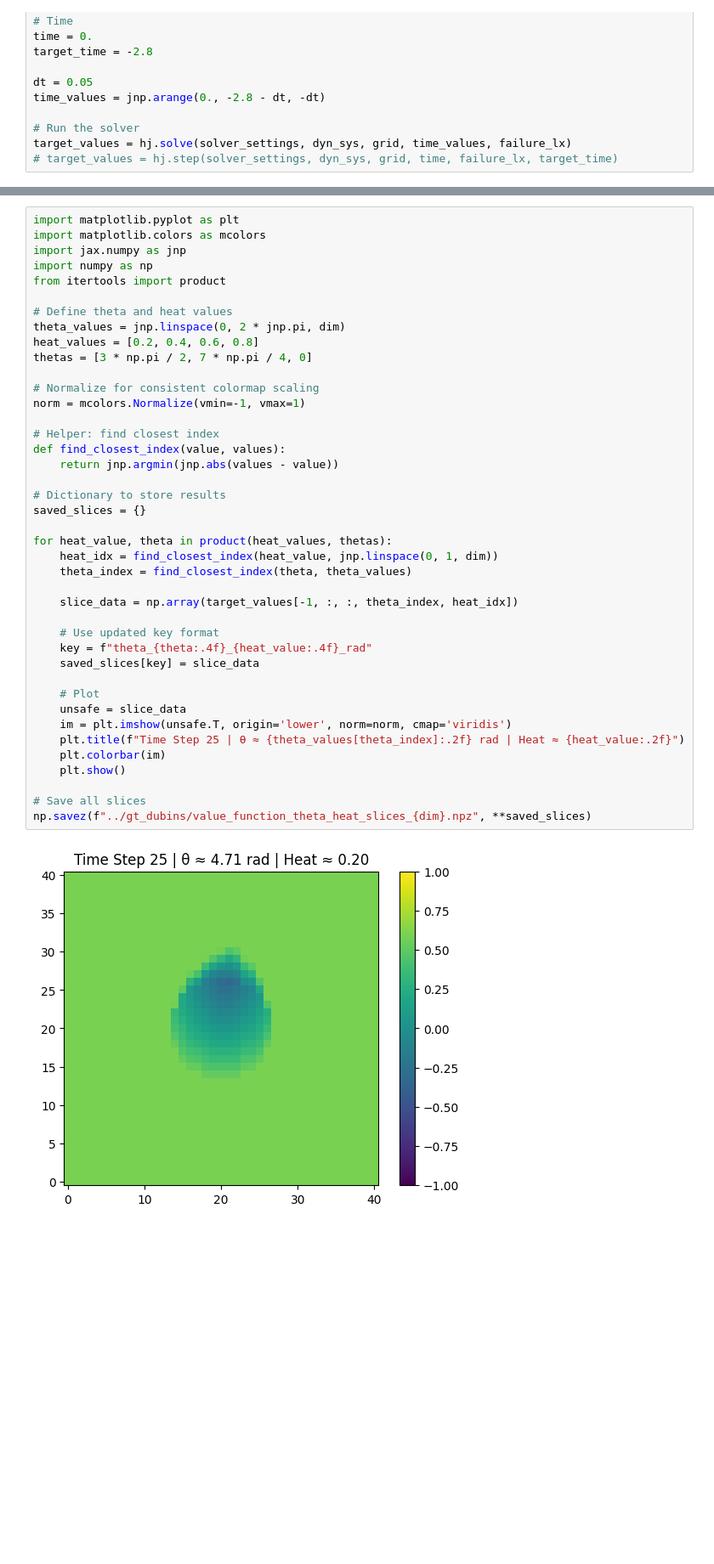
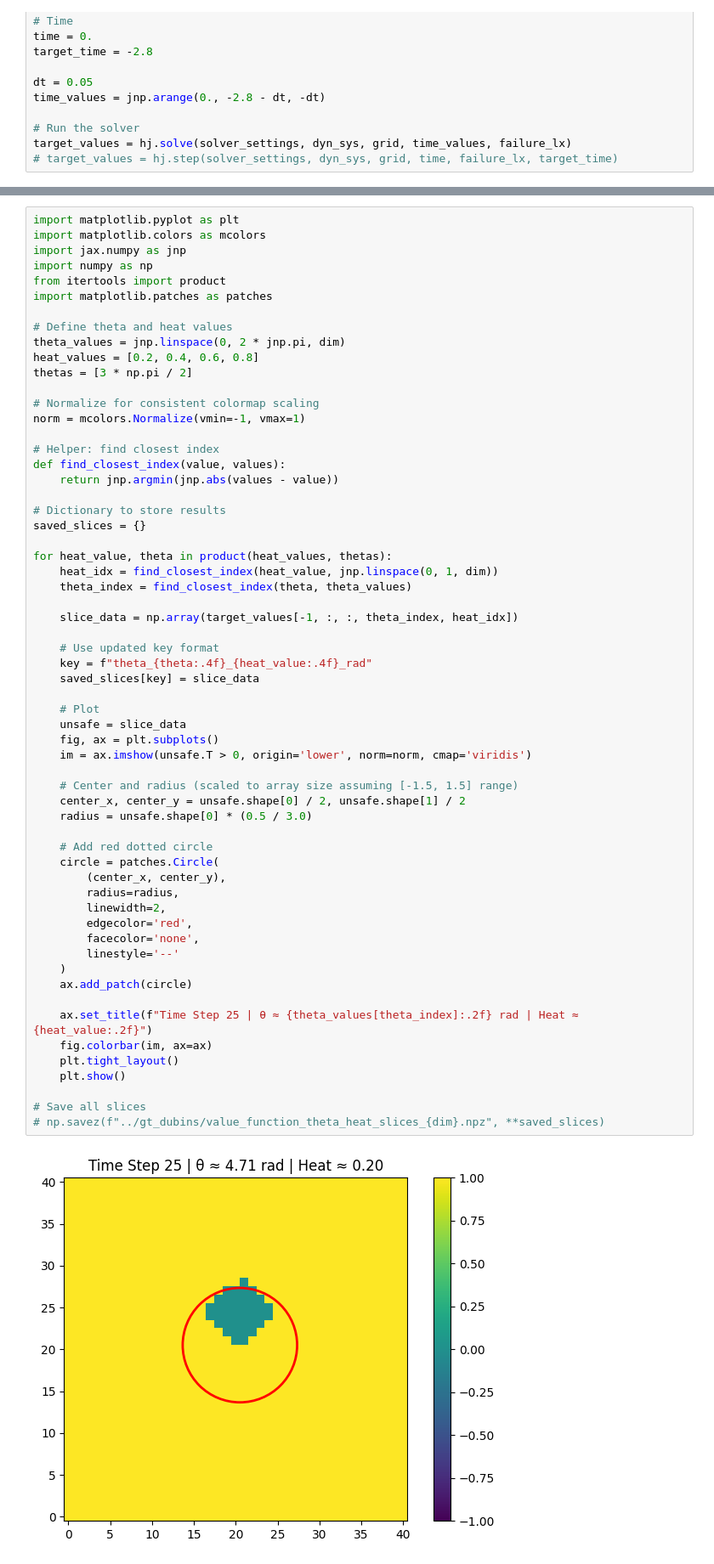
Before and after one commit to mattkiim/PytorchReachability, a Jupyter notebook: scripts/dubins_gt_heat.ipynb, the cells around one changed output, grey strips where cells are left out. Shown at 85% size. Cells and saved outputs as stored; diff of their text form; blank space fills up the shorter version.

```diff
--- a/scripts/dubins_gt_heat.ipynb
+++ b/scripts/dubins_gt_heat.ipynb
@@ -223,40 +223,59 @@ import matplotlib.colors as mcolors
 import jax.numpy as jnp
 import numpy as np
 from itertools import product
+import matplotlib.patches as patches
 
 # Define theta and heat values
 theta_values = jnp.linspace(0, 2 * jnp.pi, dim)
 heat_values = [0.2, 0.4, 0.6, 0.8]
-thetas = [3 * np.pi / 2, 7 * np.pi / 4, 0]
+thetas = [3 * np.pi / 2]
 
 # Normalize for consistent colormap scaling
 norm = mcolors.Normalize(vmin=-1, vmax=1)
 
 # Helper: find closest index
 def find_closest_index(value, values):
     return jnp.argmin(jnp.abs(values - value))
 
 # Dictionary to store results
 saved_slices = {}
 
 for heat_value, theta in product(heat_values, thetas):
     heat_idx = find_closest_index(heat_value, jnp.linspace(0, 1, dim))
     theta_index = find_closest_index(theta, theta_values)
 
     slice_data = np.array(target_values[-1, :, :, theta_index, heat_idx])
 
     # Use updated key format
     key = f"theta_{theta:.4f}_{heat_value:.4f}_rad"
     saved_slices[key] = slice_data
 
     # Plot
     unsafe = slice_data
-    im = plt.imshow(unsafe.T, origin='lower', norm=norm, cmap='viridis')
-    plt.title(f"Time Step 25 | θ ≈ {theta_values[theta_index]:.2f} rad | Heat ≈ {heat_value:.2f}")
-    plt.colorbar(im)
+    fig, ax = plt.subplots()
+    im = ax.imshow(unsafe.T > 0, origin='lower', norm=norm, cmap='viridis')
+
+    # Center and radius (scaled to array size assuming [-1.5, 1.5] range)
+    center_x, center_y = unsafe.shape[0] / 2, unsafe.shape[1] / 2
+    radius = unsafe.shape[0] * (0.5 / 3.0)
+
+    # Add red dotted circle
+    circle = patches.Circle(
+        (center_x, center_y),
+        radius=radius,
+        linewidth=2,
+        edgecolor='red',
+        facecolor='none',
+        linestyle='--'
+    )
+    ax.add_patch(circle)
+
+    ax.set_title(f"Time Step 25 | θ ≈ {theta_values[theta_index]:.2f} rad | Heat ≈ {heat_value:.2f}")
+    fig.colorbar(im, ax=ax)
+    plt.tight_layout()
     plt.show()
 
 # Save all slices
-np.savez(f"../gt_dubins/value_function_theta_heat_slices_{dim}.npz", **saved_slices)
+# np.savez(f"../gt_dubins/value_function_theta_heat_slices_{dim}.npz", **saved_slices)
 # %% [output]
-[figure, old version]
+[figure, new version]
```
Also changed, not shown: parts of 1 cell of this notebook, 4 other files.
